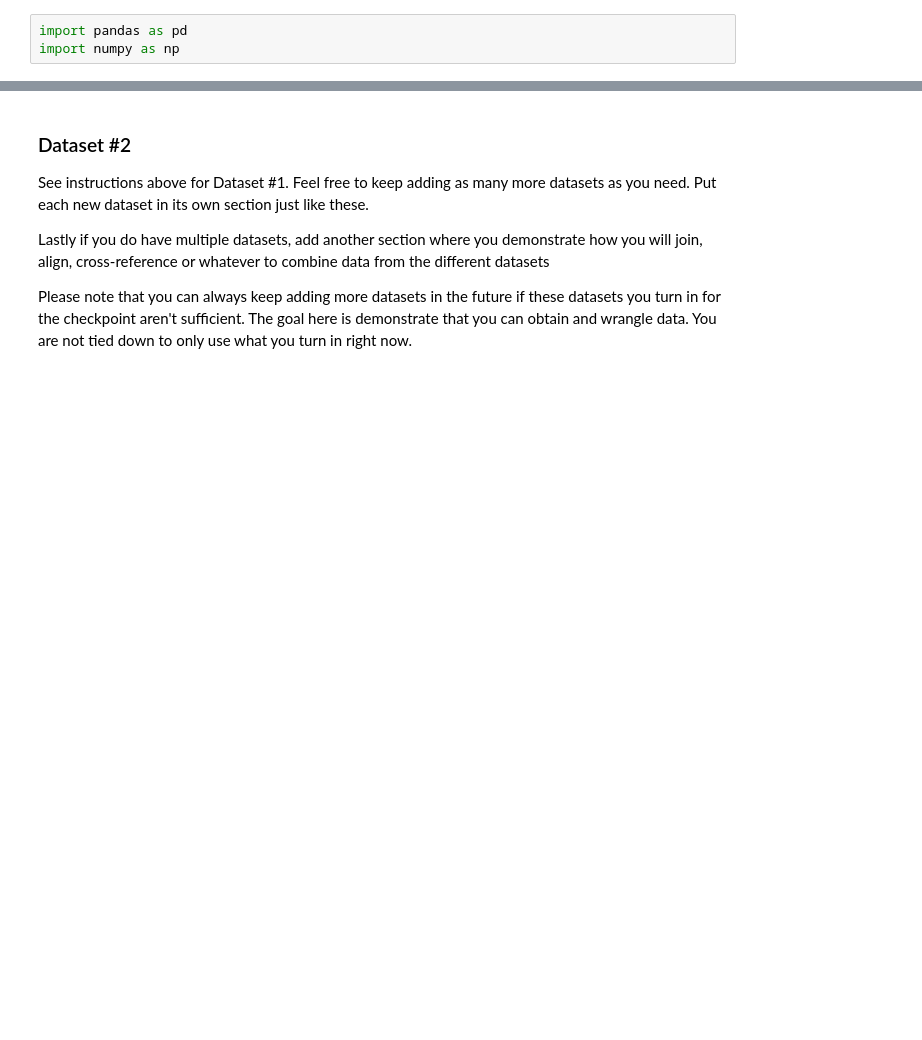
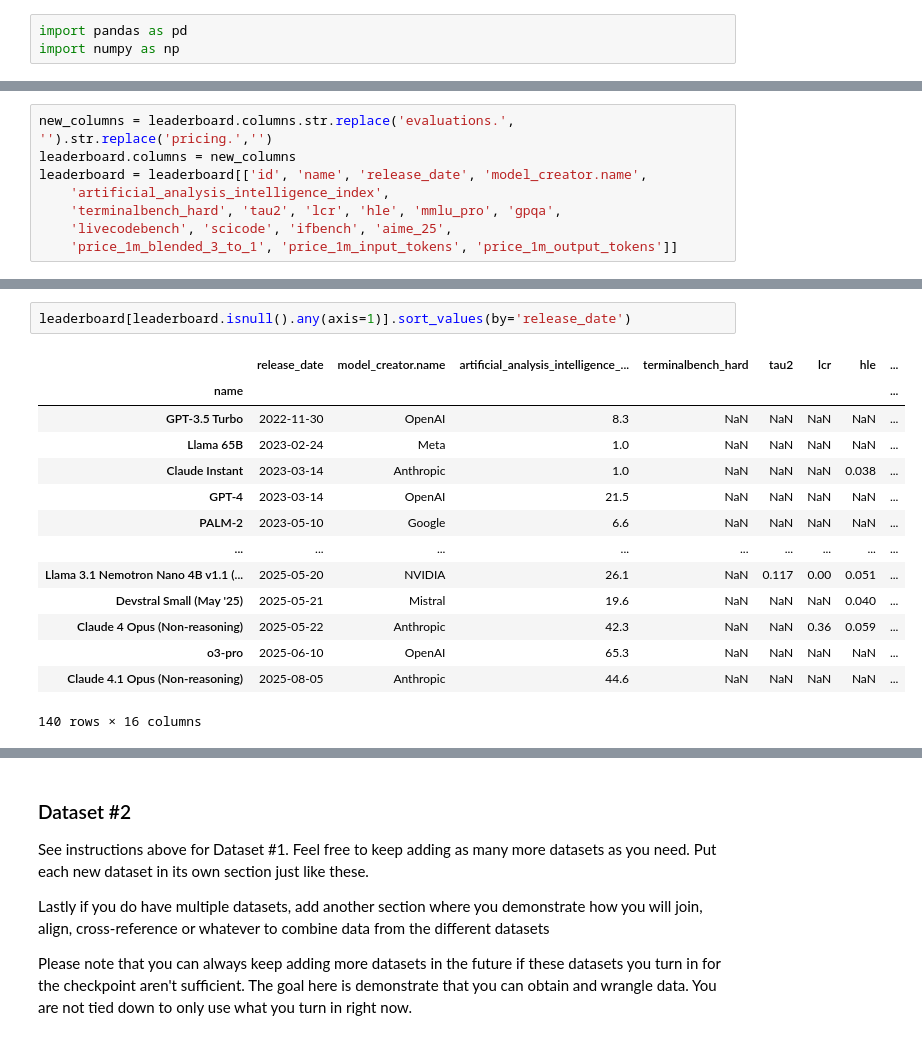
Before and after one commit to JamesDrQ/llm-performance-vs-cost, a Jupyter notebook: 01-DataCheckpoint.ipynb, the cells around one changed output, grey strips where cells are left out. Saved outputs shown, nothing was run; the diff lists cells and outputs as text; blank space fills up the shorter version.

```diff
--- a/01-DataCheckpoint.ipynb
+++ b/01-DataCheckpoint.ipynb
@@ -175,0 +170,8 @@ leaderboard
+# %%
+new_columns = leaderboard.columns.str.replace('evaluations.', '').str.replace('pricing.','')
+leaderboard.columns = new_columns
+leaderboard = leaderboard[['id', 'name', 'release_date', 'model_creator.name',
+    'artificial_analysis_intelligence_index',
+    'terminalbench_hard', 'tau2', 'lcr', 'hle', 'mmlu_pro', 'gpqa',
+    'livecodebench', 'scicode', 'ifbench', 'aime_25',
+    'price_1m_blended_3_to_1', 'price_1m_input_tokens', 'price_1m_output_tokens']]
@@ -175,0 +199,17 @@ leaderboard
+# %%
+leaderboard[leaderboard.isnull().any(axis=1)].sort_values(by='release_date')
+# %% [output]
+|  | release_date | model_creator.name | artificial_analysis_intelligence_... | terminalbench_hard | tau2 | lcr | hle | ... |
+| name |  |  |  |  |  |  |  | ... |
+| GPT-3.5 Turbo | 2022-11-30 | OpenAI | 8.3 | NaN | NaN | NaN | NaN | ... |
+| Llama 65B | 2023-02-24 | Meta | 1.0 | NaN | NaN | NaN | NaN | ... |
+| Claude Instant | 2023-03-14 | Anthropic | 1.0 | NaN | NaN | NaN | 0.038 | ... |
+| GPT-4 | 2023-03-14 | OpenAI | 21.5 | NaN | NaN | NaN | NaN | ... |
+| PALM-2 | 2023-05-10 | Google | 6.6 | NaN | NaN | NaN | NaN | ... |
+| ... | ... | ... | ... | ... | ... | ... | ... | ... |
+| Llama 3.1 Nemotron Nano 4B v1.1 (... | 2025-05-20 | NVIDIA | 26.1 | NaN | 0.117 | 0.00 | 0.051 | ... |
+| Devstral Small (May '25) | 2025-05-21 | Mistral | 19.6 | NaN | NaN | NaN | 0.040 | ... |
+| Claude 4 Opus (Non-reasoning) | 2025-05-22 | Anthropic | 42.3 | NaN | NaN | 0.36 | 0.059 | ... |
+| o3-pro | 2025-06-10 | OpenAI | 65.3 | NaN | NaN | NaN | NaN | ... |
+| Claude 4.1 Opus (Non-reasoning) | 2025-08-05 | Anthropic | 44.6 | NaN | NaN | NaN | NaN | ... |
+140 rows × 16 columns
```
Also changed, not shown: parts of 3 cells of this notebook.
